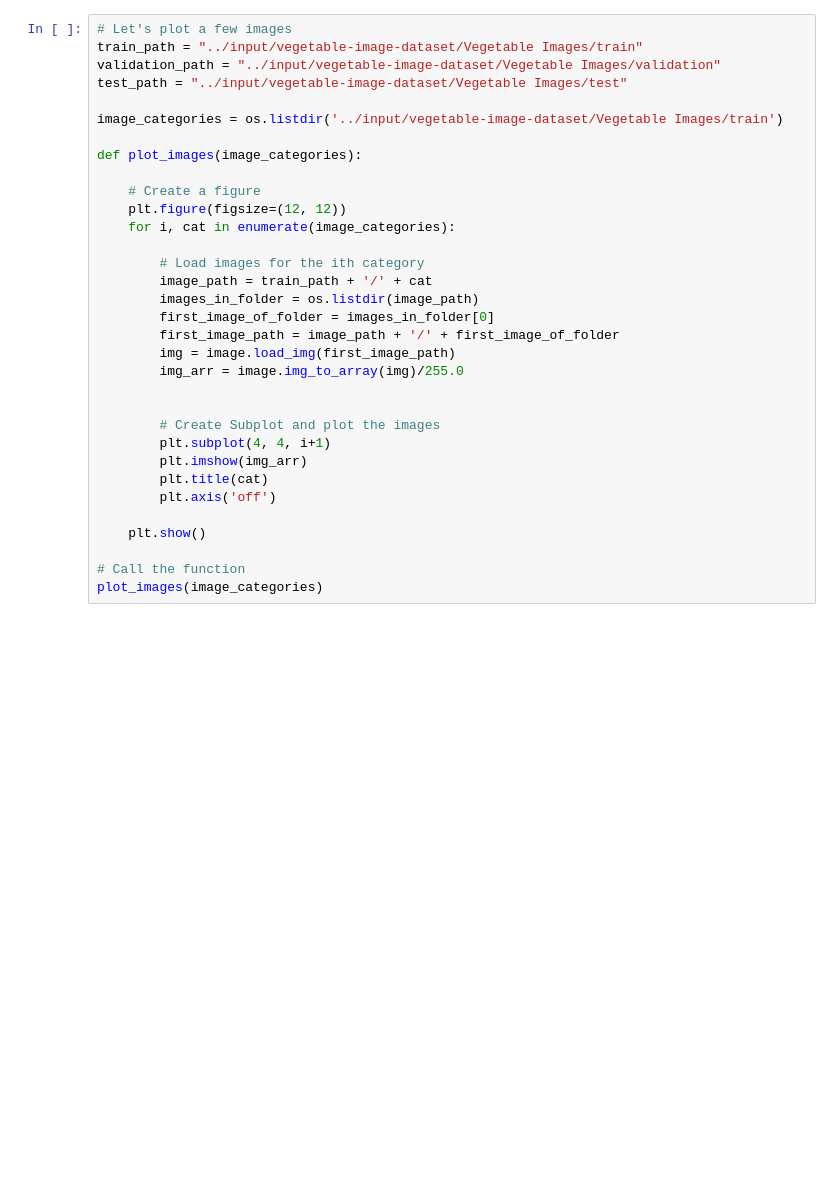
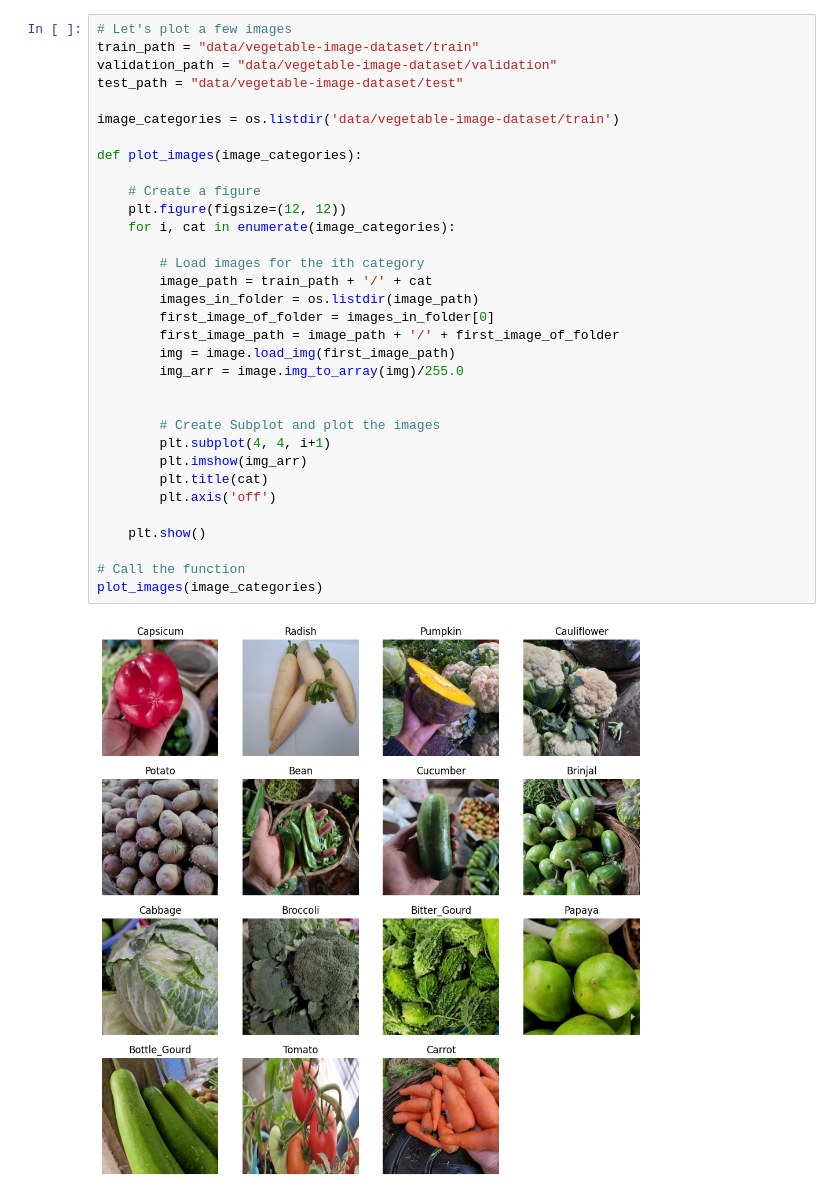
Before and after one commit to saymenth/DL_Projects, a Jupyter notebook: cnn_using_keras.ipynb, the cells around one changed output. Cells and saved outputs as stored; diff of their text form; blank space fills up the shorter version.

```diff
--- a/cnn_using_keras.ipynb
+++ b/cnn_using_keras.ipynb
@@ -13,34 +14,36 @@ import warnings
 warnings.filterwarnings('ignore')
 # %%
 # Let's plot a few images
-train_path = "../input/vegetable-image-dataset/Vegetable Images/train"
-validation_path = "../input/vegetable-image-dataset/Vegetable Images/validation"
-test_path = "../input/vegetable-image-dataset/Vegetable Images/test"
+train_path = "data/vegetable-image-dataset/train"
+validation_path = "data/vegetable-image-dataset/validation"
+test_path = "data/vegetable-image-dataset/test"
 
-image_categories = os.listdir('../input/vegetable-image-dataset/Vegetable Images/train')
+image_categories = os.listdir('data/vegetable-image-dataset/train')
 
 def plot_images(image_categories):
 
     # Create a figure
     plt.figure(figsize=(12, 12))
     for i, cat in enumerate(image_categories):
 
         # Load images for the ith category
         image_path = train_path + '/' + cat
         images_in_folder = os.listdir(image_path)
         first_image_of_folder = images_in_folder[0]
         first_image_path = image_path + '/' + first_image_of_folder
         img = image.load_img(first_image_path)
         img_arr = image.img_to_array(img)/255.0
 
 
         # Create Subplot and plot the images
         plt.subplot(4, 4, i+1)
         plt.imshow(img_arr)
         plt.title(cat)
         plt.axis('off')
 
     plt.show()
 
 # Call the function
 plot_images(image_categories)
+# %% [output]
+[figure, added]
```
Also changed, not shown: parts of 8 cells of this notebook, 1 other file.
